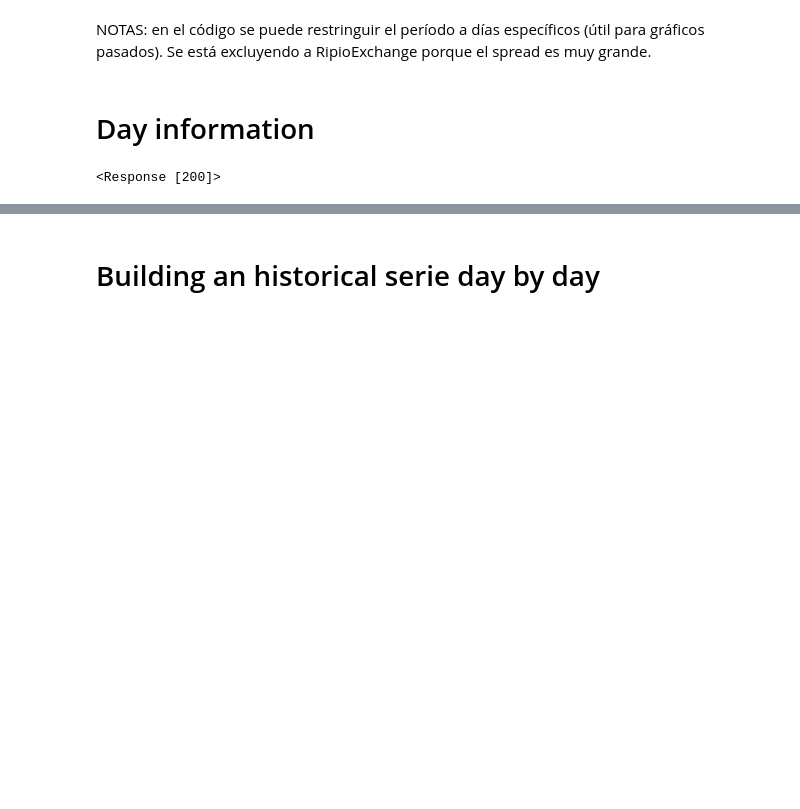
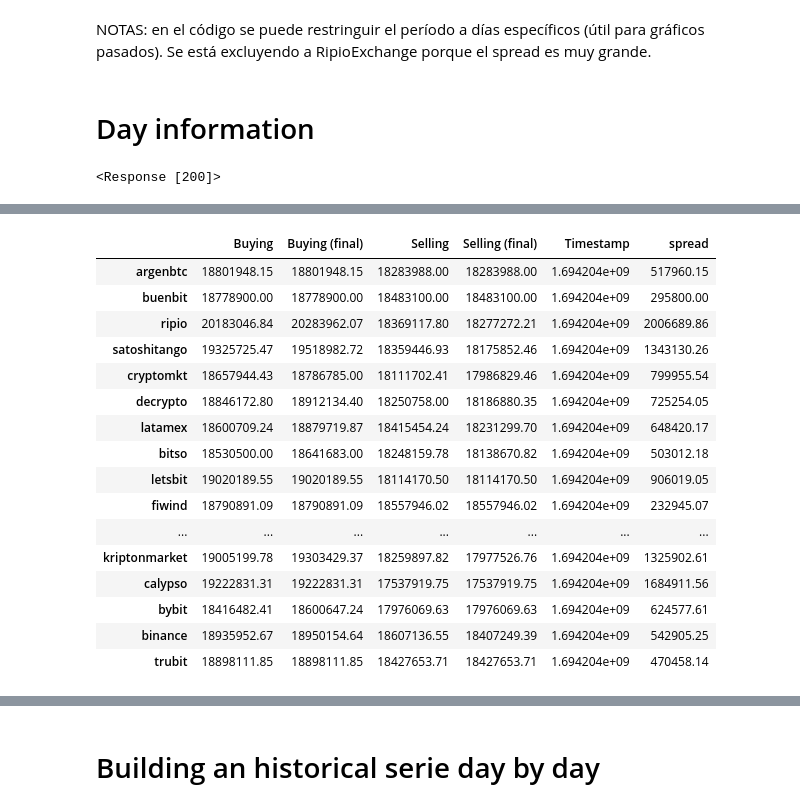
Before and after one commit to emigiupponi/btc-ranking-prices-arg, a Jupyter notebook: btc-ranking-prices-in-argentina.ipynb, the cells around one changed output, grey strips where cells are left out. Saved outputs shown, nothing was run; the diff lists cells and outputs as text; code cells hidden in the pictures; blank space fills up the shorter version.

```diff
--- a/btc-ranking-prices-in-argentina.ipynb
+++ b/btc-ranking-prices-in-argentina.ipynb
@@ -43,6 +43,26 @@ df.drop('ripioexchange', axis=1, inplace=True)
 df_transposed = df.T
 df_transposed.columns = ['Buying', 'Buying (final)', 'Selling', 'Selling (final)', 'Timestamp']
 df_transposed['spread'] = df_transposed["Buying (final)"] - df_transposed["Selling (final)"]
+# %%
+df_transposed
+# %% [output]
+|  | Buying | Buying (final) | Selling | Selling (final) | Timestamp | spread |
+| argenbtc | 18801948.15 | 18801948.15 | 18283988.00 | 18283988.00 | 1.694204e+09 | 517960.15 |
+| buenbit | 18778900.00 | 18778900.00 | 18483100.00 | 18483100.00 | 1.694204e+09 | 295800.00 |
+| ripio | 20183046.84 | 20283962.07 | 18369117.80 | 18277272.21 | 1.694204e+09 | 2006689.86 |
+| satoshitango | 19325725.47 | 19518982.72 | 18359446.93 | 18175852.46 | 1.694204e+09 | 1343130.26 |
+| cryptomkt | 18657944.43 | 18786785.00 | 18111702.41 | 17986829.46 | 1.694204e+09 | 799955.54 |
+| decrypto | 18846172.80 | 18912134.40 | 18250758.00 | 18186880.35 | 1.694204e+09 | 725254.05 |
+| latamex | 18600709.24 | 18879719.87 | 18415454.24 | 18231299.70 | 1.694204e+09 | 648420.17 |
+| bitso | 18530500.00 | 18641683.00 | 18248159.78 | 18138670.82 | 1.694204e+09 | 503012.18 |
+| letsbit | 19020189.55 | 19020189.55 | 18114170.50 | 18114170.50 | 1.694204e+09 | 906019.05 |
+| fiwind | 18790891.09 | 18790891.09 | 18557946.02 | 18557946.02 | 1.694204e+09 | 232945.07 |
+| ... | ... | ... | ... | ... | ... | ... |
+| kriptonmarket | 19005199.78 | 19303429.37 | 18259897.82 | 17977526.76 | 1.694204e+09 | 1325902.61 |
+| calypso | 19222831.31 | 19222831.31 | 17537919.75 | 17537919.75 | 1.694204e+09 | 1684911.56 |
+| bybit | 18416482.41 | 18600647.24 | 17976069.63 | 17976069.63 | 1.694204e+09 | 624577.61 |
+| binance | 18935952.67 | 18950154.64 | 18607136.55 | 18407249.39 | 1.694204e+09 | 542905.25 |
+| trubit | 18898111.85 | 18898111.85 | 18427653.71 | 18427653.71 | 1.694204e+09 | 470458.14 |
 # %%
 import plotly.graph_objects as go
 from plotly.subplots import make_subplots
```
Also changed, not shown: parts of 12 cells of this notebook.
